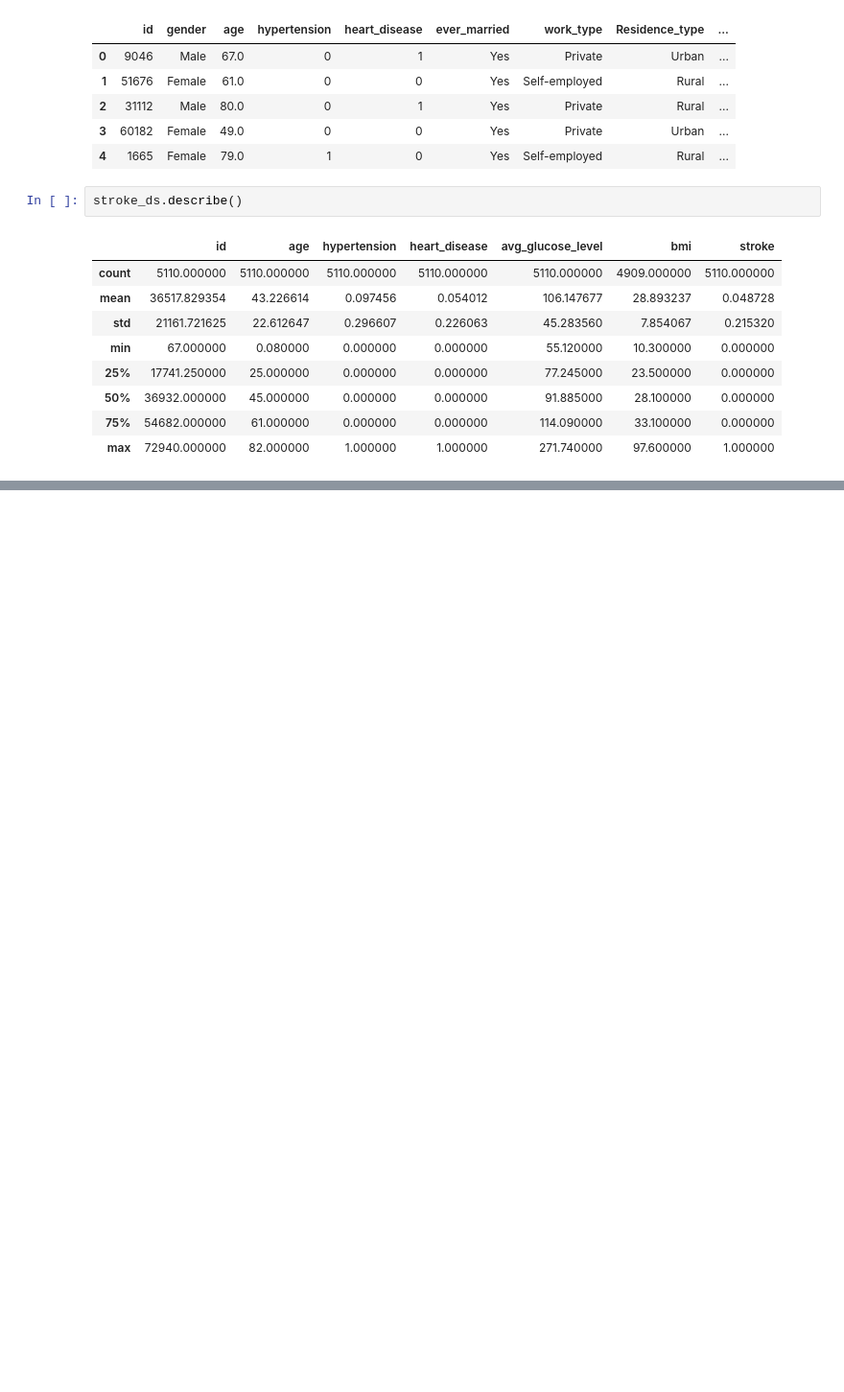
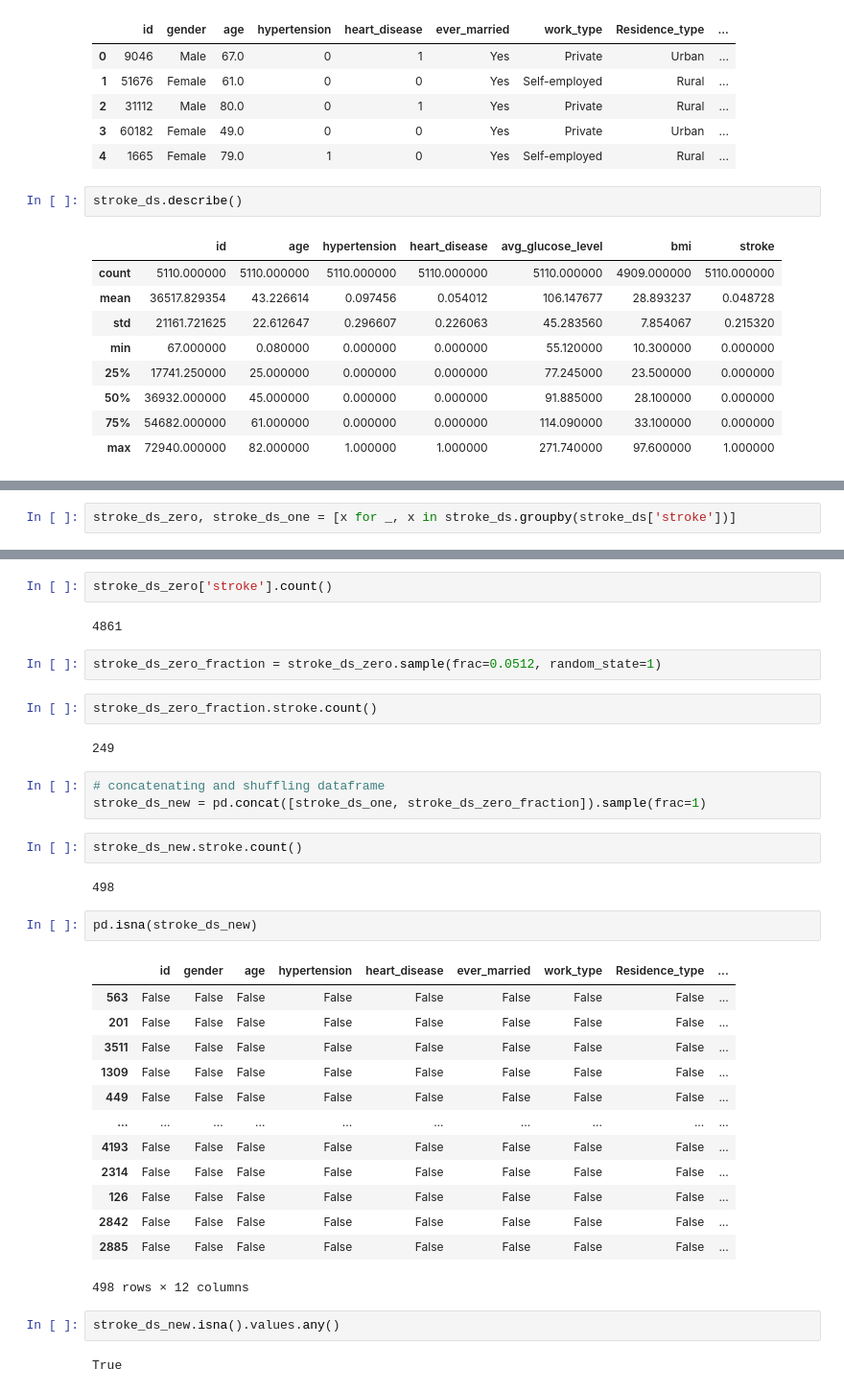
Before and after one commit to sjw19206/DataScience, a Jupyter notebook: kaggle-stroke-prediction/pandas-stroke-prediction.ipynb, the cells around one changed output, grey strips where cells are left out. Shown: that part at 96% size. Drawn from its saved outputs; the diff is of its cells as text; blank space fills up the shorter version.

```diff
--- a/kaggle-stroke-prediction/pandas-stroke-prediction.ipynb
+++ b/kaggle-stroke-prediction/pandas-stroke-prediction.ipynb
@@ -28,0 +37,2 @@ stroke_ds
+# %%
+stroke_ds_zero, stroke_ds_one = [x for _, x in stroke_ds.groupby(stroke_ds['stroke'])]
@@ -28,0 +43,37 @@ stroke_ds
+# %%
+stroke_ds_zero['stroke'].count()
+# %% [output]
+4861
+# %%
+stroke_ds_zero_fraction = stroke_ds_zero.sample(frac=0.0512, random_state=1)
+# %%
+stroke_ds_zero_fraction.stroke.count()
+# %% [output]
+249
+# %%
+# concatenating and shuffling dataframe
+stroke_ds_new = pd.concat([stroke_ds_one, stroke_ds_zero_fraction]).sample(frac=1)
+# %%
+stroke_ds_new.stroke.count()
+# %% [output]
+498
+# %%
+pd.isna(stroke_ds_new)
+# %% [output]
+|  | id | gender | age | hypertension | heart_disease | ever_married | work_type | Residence_type | ... |
+| 563 | False | False | False | False | False | False | False | False | ... |
+| 201 | False | False | False | False | False | False | False | False | ... |
+| 3511 | False | False | False | False | False | False | False | False | ... |
+| 1309 | False | False | False | False | False | False | False | False | ... |
+| 449 | False | False | False | False | False | False | False | False | ... |
+| ... | ... | ... | ... | ... | ... | ... | ... | ... | ... |
+| 4193 | False | False | False | False | False | False | False | False | ... |
+| 2314 | False | False | False | False | False | False | False | False | ... |
+| 126 | False | False | False | False | False | False | False | False | ... |
+| 2842 | False | False | False | False | False | False | False | False | ... |
+| 2885 | False | False | False | False | False | False | False | False | ... |
+498 rows × 12 columns
+# %%
+stroke_ds_new.isna().values.any()
+# %% [output]
+True
```
Also changed, not shown: parts of 18 cells of this notebook, 2 other files.
